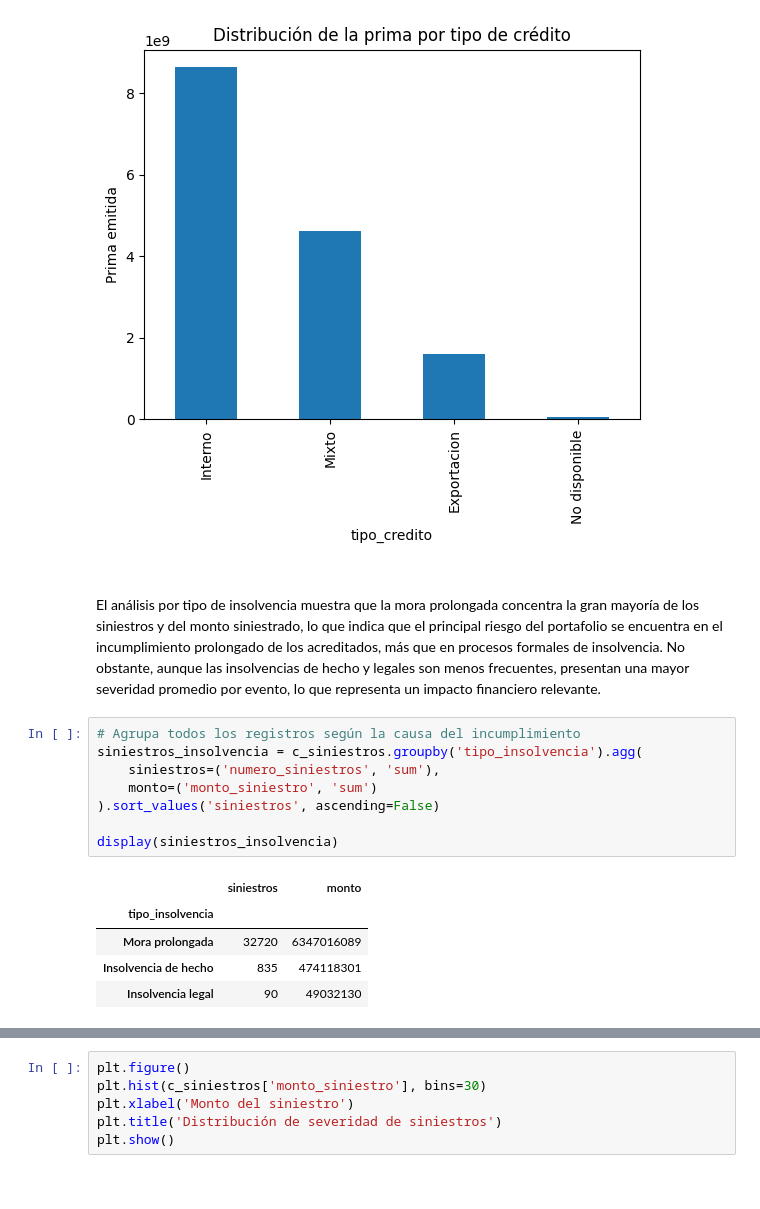
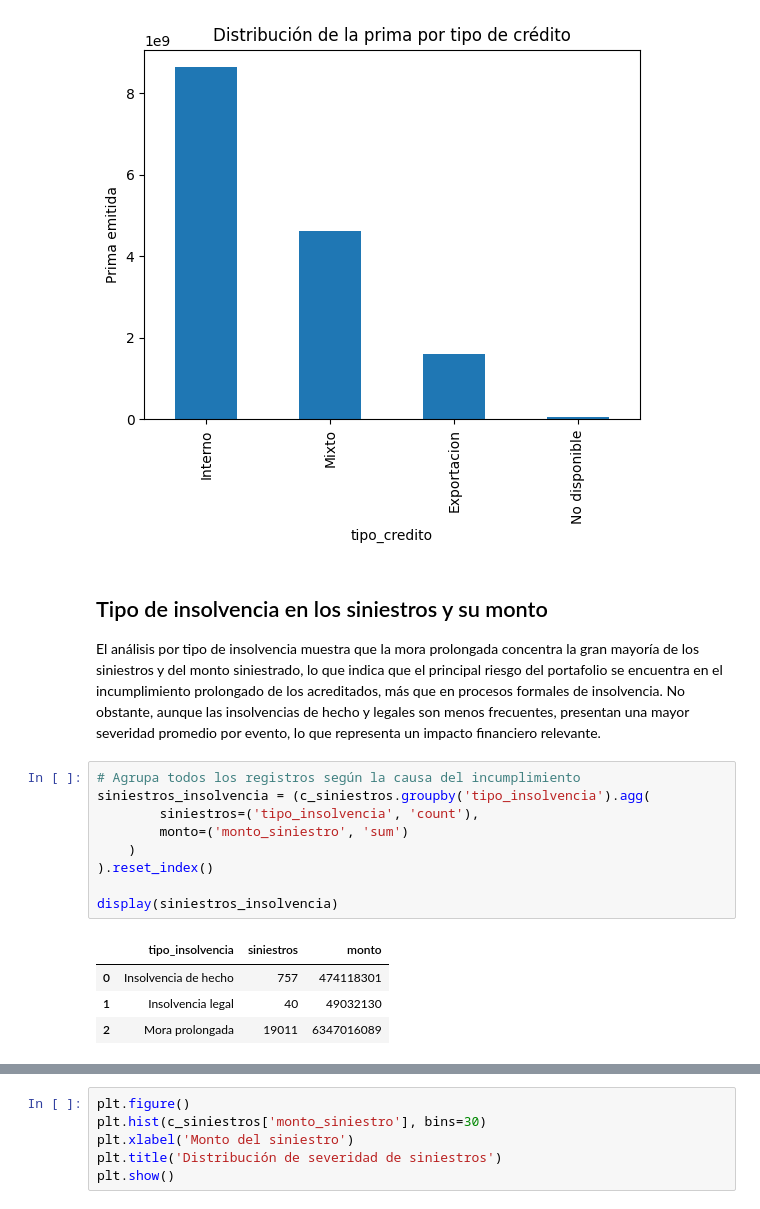
Before and after one commit to yoselin-morua/Proyecto-Cr-dito-Mercado, a Jupyter notebook: proyecto_credito_mercado/eda_creditos.ipynb, the cells around one changed output, grey strips where cells are left out. Saved outputs shown, nothing was run; the diff lists cells and outputs as text.

```diff
--- a/proyecto_credito_mercado/eda_creditos.ipynb
+++ b/proyecto_credito_mercado/eda_creditos.ipynb
@@ -615,20 +615,20 @@ plt.show()
 # %% [output]
 [figure]
 # %% [markdown]
-##
+## Tipo de insolvencia en los siniestros y su monto
 
 El análisis por tipo de insolvencia muestra que la mora prolongada concentra la gran mayoría de los siniestros y del monto siniestrado, lo que indica que el principal riesgo del portafolio se encuentra en el incumplimiento prolongado de los acreditados, más que en procesos formales de insolvencia. No obstante, aunque las insolvencias de hecho y legales son menos frecuentes, presentan una mayor severidad promedio por evento, lo que representa un impacto financiero relevante.
 # %%
 # Agrupa todos los registros según la causa del incumplimiento
-siniestros_insolvencia = c_siniestros.groupby('tipo_insolvencia').agg(
-    siniestros=('numero_siniestros', 'sum'),
-    monto=('monto_siniestro', 'sum')
-).sort_values('siniestros', ascending=False)
+siniestros_insolvencia = (c_siniestros.groupby('tipo_insolvencia').agg(
+        siniestros=('tipo_insolvencia', 'count'),
+        monto=('monto_siniestro', 'sum')
+    )
+).reset_index()
 
 display(siniestros_insolvencia)
 # %% [output]
-|  | siniestros | monto |
-| tipo_insolvencia |  |  |
-| Mora prolongada | 32720 | 6347016089 |
-| Insolvencia de hecho | 835 | 474118301 |
-| Insolvencia legal | 90 | 49032130 |
+|  | tipo_insolvencia | siniestros | monto |
+| 0 | Insolvencia de hecho | 757 | 474118301 |
+| 1 | Insolvencia legal | 40 | 49032130 |
+| 2 | Mora prolongada | 19011 | 6347016089 |
```
Also changed, not shown: parts of 8 cells of this notebook.
